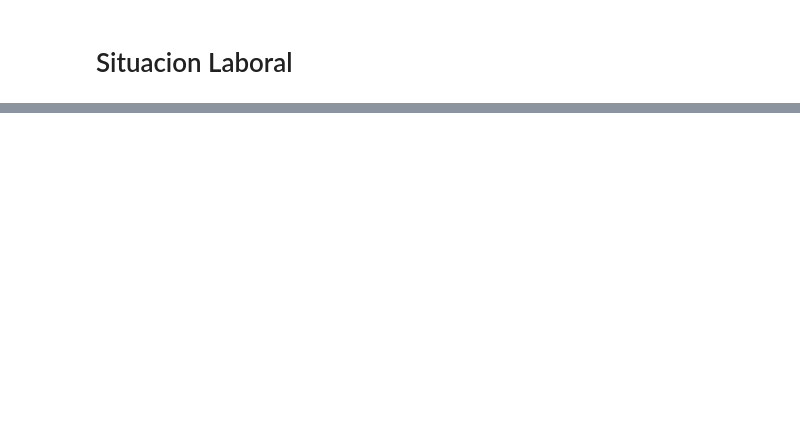
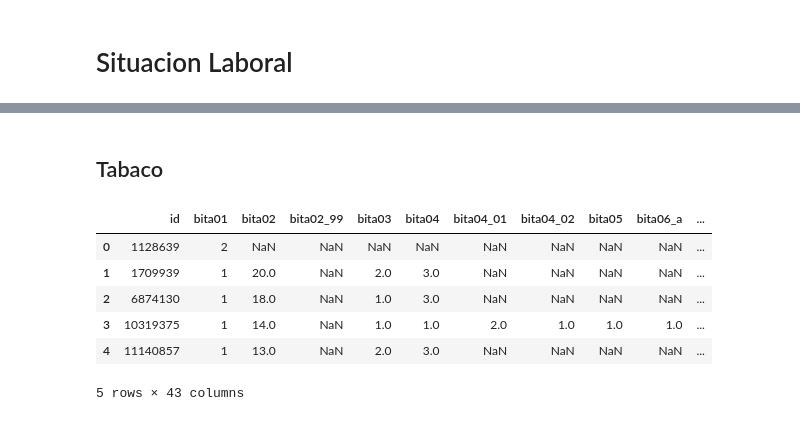
Before and after one commit to fausmurgades/Fundamentos-De-La-Ciencia-De-Datos-TP-Especial, a Jupyter notebook: nacho.ipynb, the cells around one changed output, grey strips where cells are left out. Saved outputs shown, nothing was run; the diff lists cells and outputs as text; code cells hidden in the pictures; blank space fills up the shorter version.

```diff
--- a/nacho.ipynb
+++ b/nacho.ipynb
@@ -143,0 +304,58 @@ df_sit_laboral.head()
+# %% [markdown]
+## Tabaco
+# %%
+columnas = [
+    "id",
+    "bita01",
+    "bita02",
+    "bita02_99",
+    "bita03",
+    "bita04",
+    "bita04_01",
+    "bita04_02",
+    "bita05",
+    "bita06_a",
+    "bita06_b",
+    "bita06_b_99",
+    "bita06_c",
+    "bita06_d",
+    "bita07",
+    "bita07_99",
+    "bita08",
+    "bita09_01",
+    "bita09_02",
+    "bita09_03",
+    "bita09_04",
+    "bita09_05",
+    "bita09_06",
+    "bita10_01",
+    "bita10_02",
+    "bita10_03",
+    "bita10_04",
+    "bita10_05",
+    "bita10_06",
+    "bita11",
+    "bita12",
+    "bita13",
+    "bita14",
+    "bita15",
+    "bita16",
+    "consumo_tabaco_100",
+    "ta_paquete_y_armado",
+    "ta_dejar_fumar",
+    "ta_otros_productos",
+    "hta_nofumadores",
+    "ta_perc_publicidad",
+    "ta_percepcion_riesgo",
+    "imagenes_tabaco"
+]
+raw_data_tabaco = raw_data[columnas]
+raw_data_tabaco.head(5)
+# %% [output]
+|  | id | bita01 | bita02 | bita02_99 | bita03 | bita04 | bita04_01 | bita04_02 | bita05 | bita06_a | ... |
+| 0 | 1128639 | 2 | NaN | NaN | NaN | NaN | NaN | NaN | NaN | NaN | ... |
+| 1 | 1709939 | 1 | 20.0 | NaN | 2.0 | 3.0 | NaN | NaN | NaN | NaN | ... |
+| 2 | 6874130 | 1 | 18.0 | NaN | 1.0 | 3.0 | NaN | NaN | NaN | NaN | ... |
+| 3 | 10319375 | 1 | 14.0 | NaN | 1.0 | 1.0 | 2.0 | 1.0 | 1.0 | 1.0 | ... |
+| 4 | 11140857 | 1 | 13.0 | NaN | 2.0 | 3.0 | NaN | NaN | NaN | NaN | ... |
+5 rows × 43 columns
```
Also changed, not shown: parts of 52 cells of this notebook, 3 other files.
